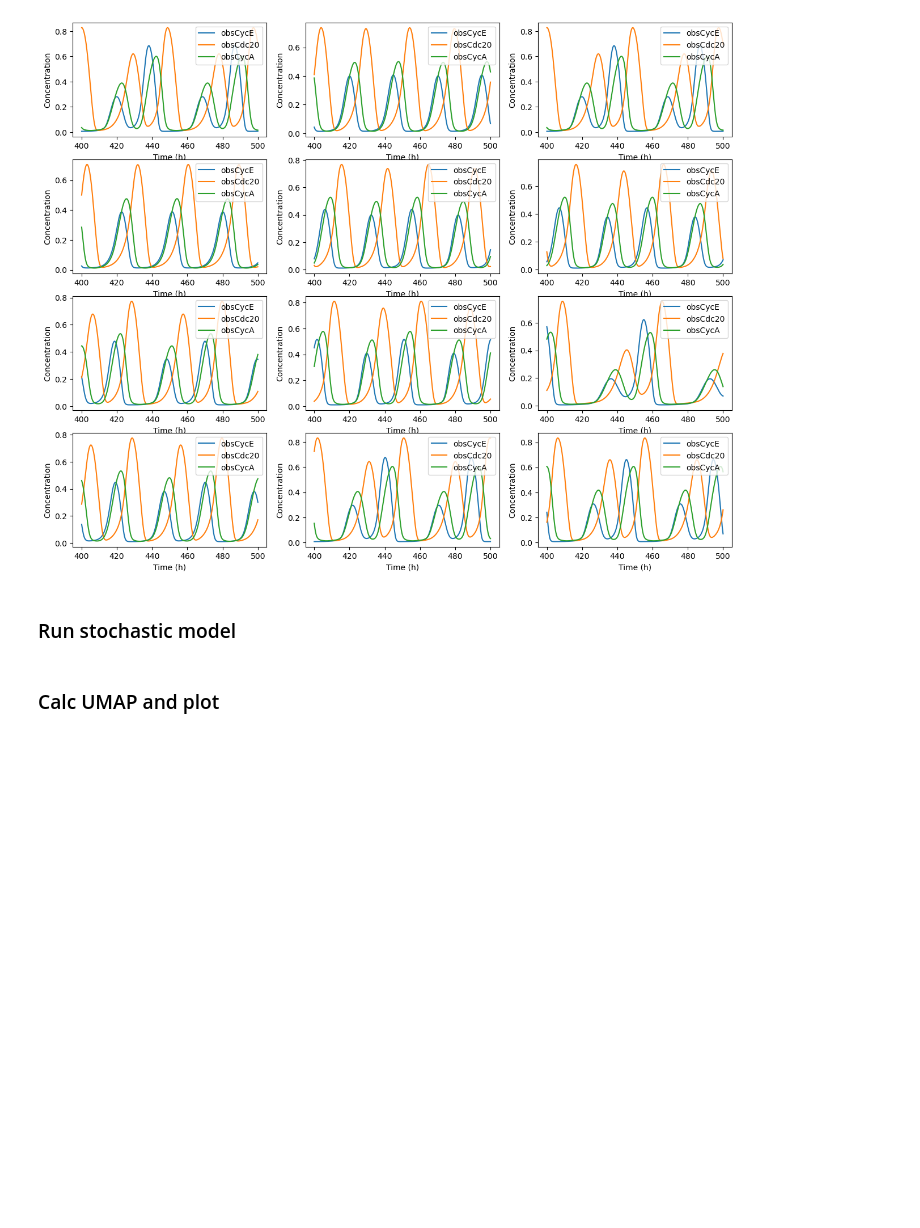
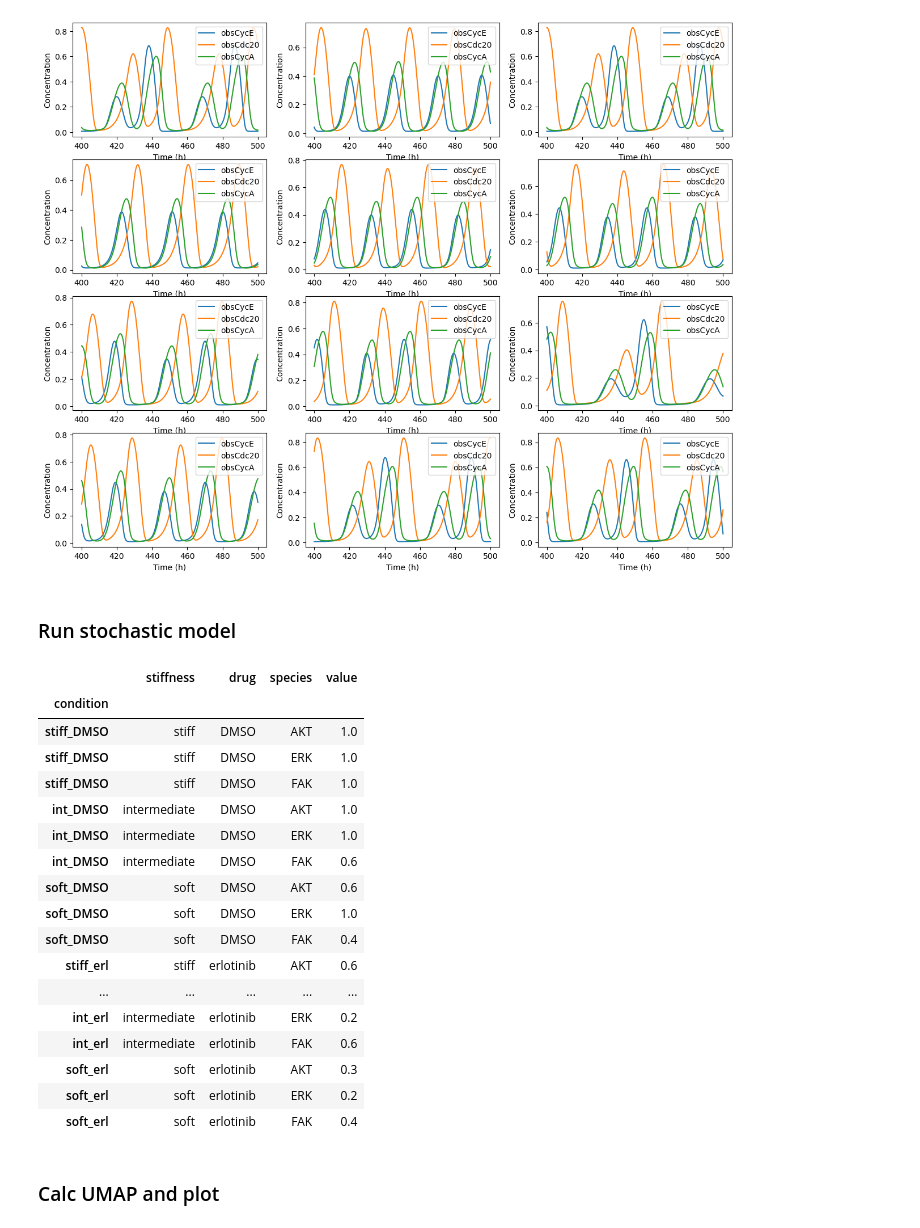
Before and after one commit to QuLab-VU/ECM_cell_cycle_model, a Jupyter notebook: Python/plotUMAP_proj_DRT.ipynb, the cells around one changed output. Cells and saved outputs as stored; diff of their text form; code cells hidden in the pictures; blank space fills up the shorter version.

```diff
--- a/Python/plotUMAP_proj_DRT.ipynb
+++ b/Python/plotUMAP_proj_DRT.ipynb
@@ -149,6 +147,28 @@ for num in range(len(top_costs)):
 [figure]
 # %% [markdown]
 ### Run stochastic model
+# %%
+ecm_conditions = pd.read_csv('ECM_conditions.csv', index_col=[0])
+ecm_conditions
+# %% [output]
+|  | stiffness | drug | species | value |
+| condition |  |  |  |  |
+| stiff_DMSO | stiff | DMSO | AKT | 1.0 |
+| stiff_DMSO | stiff | DMSO | ERK | 1.0 |
+| stiff_DMSO | stiff | DMSO | FAK | 1.0 |
+| int_DMSO | intermediate | DMSO | AKT | 1.0 |
+| int_DMSO | intermediate | DMSO | ERK | 1.0 |
+| int_DMSO | intermediate | DMSO | FAK | 0.6 |
+| soft_DMSO | soft | DMSO | AKT | 0.6 |
+| soft_DMSO | soft | DMSO | ERK | 1.0 |
+| soft_DMSO | soft | DMSO | FAK | 0.4 |
+| stiff_erl | stiff | erlotinib | AKT | 0.6 |
+| ... | ... | ... | ... | ... |
+| int_erl | intermediate | erlotinib | ERK | 0.2 |
+| int_erl | intermediate | erlotinib | FAK | 0.6 |
+| soft_erl | soft | erlotinib | AKT | 0.3 |
+| soft_erl | soft | erlotinib | ERK | 0.2 |
+| soft_erl | soft | erlotinib | FAK | 0.4 |
 # %%
 conditions = [
     {
```
Also changed, not shown: parts of 2 cells of this notebook, 1 other file.
